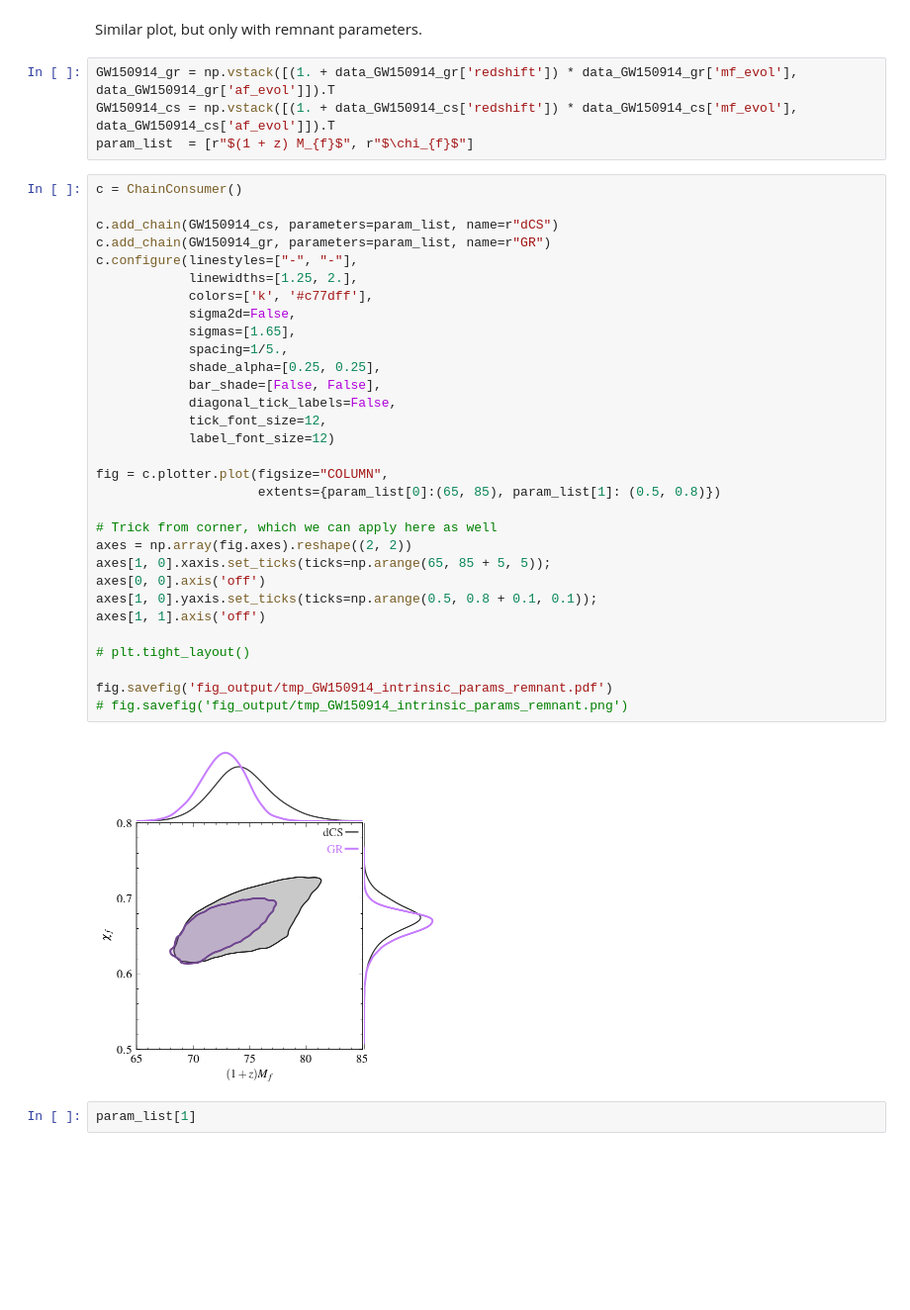
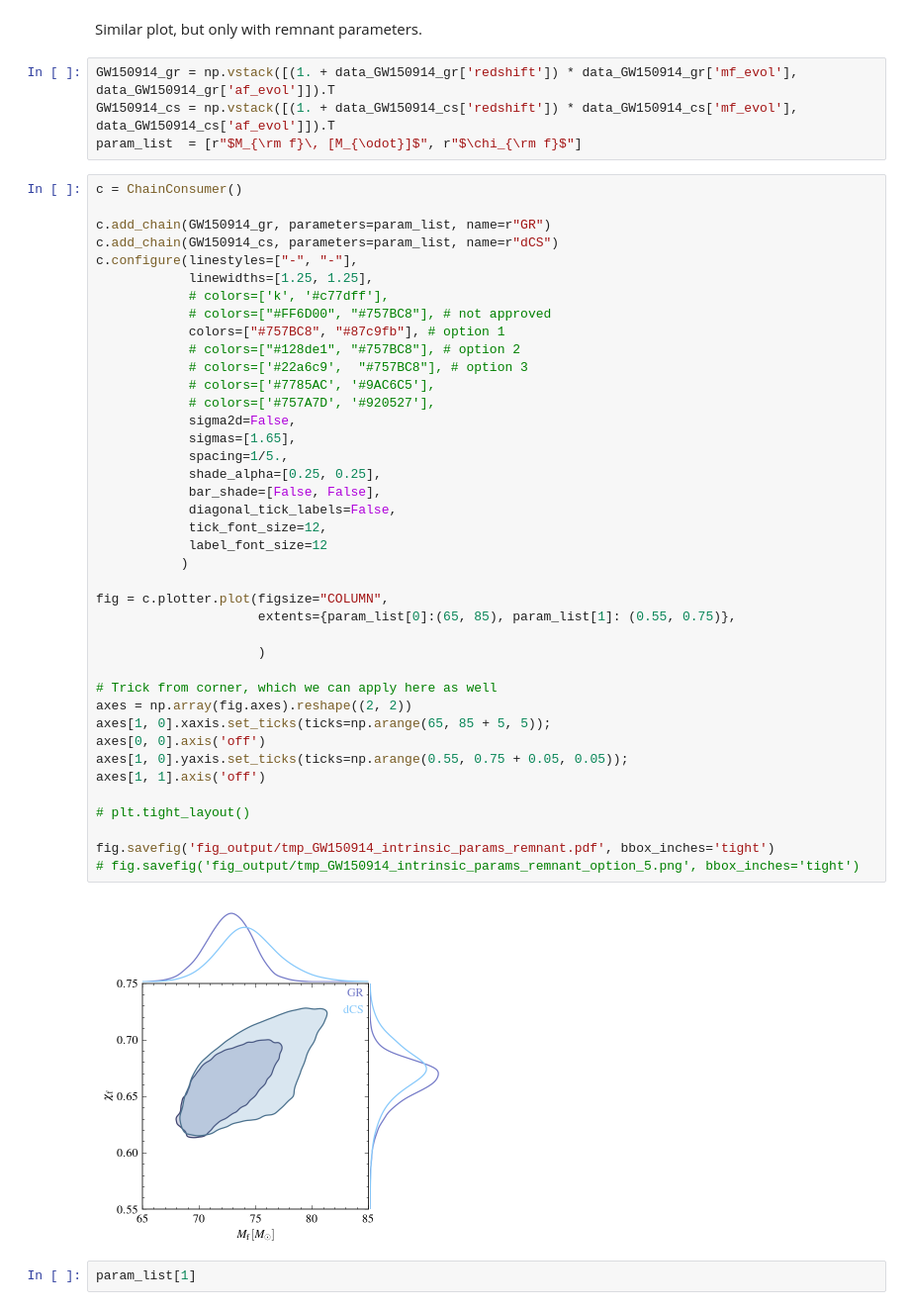
Before and after one commit to abhirup-ghosh/spinqnm, a Jupyter notebook: papers/paper_alt_theor_bounds/jnb/corner_plot_intrinsic_params.ipynb, the cells around one changed output. Shown at 99% size. Saved outputs shown, nothing was run; the diff lists cells and outputs as text; blank space fills up the shorter version.

```diff
--- a/papers/paper_alt_theor_bounds/jnb/corner_plot_intrinsic_params.ipynb
+++ b/papers/paper_alt_theor_bounds/jnb/corner_plot_intrinsic_params.ipynb
@@ -73,40 +112,49 @@ Similar plot, but only with remnant parameters.
 # %%
 GW150914_gr = np.vstack([(1. + data_GW150914_gr['redshift']) * data_GW150914_gr['mf_evol'], data_GW150914_gr['af_evol']]).T
 GW150914_cs = np.vstack([(1. + data_GW150914_cs['redshift']) * data_GW150914_cs['mf_evol'], data_GW150914_cs['af_evol']]).T
-param_list  = [r"$(1 + z) M_{f}$", r"$\chi_{f}$"]
+param_list  = [r"$M_{\rm f}\, [M_{\odot}]$", r"$\chi_{\rm f}$"]
 # %%
 c = ChainConsumer()
 
+c.add_chain(GW150914_gr, parameters=param_list, name=r"GR")
 c.add_chain(GW150914_cs, parameters=param_list, name=r"dCS")
-c.add_chain(GW150914_gr, parameters=param_list, name=r"GR")
 c.configure(linestyles=["-", "-"],
-            linewidths=[1.25, 2.],
-            colors=['k', '#c77dff'],
+            linewidths=[1.25, 1.25],
+            # colors=['k', '#c77dff'],
+            # colors=["#FF6D00", "#757BC8"], # not approved
+            colors=["#757BC8", "#87c9fb"], # option 1
+            # colors=["#128de1", "#757BC8"], # option 2
+            # colors=['#22a6c9',  "#757BC8"], # option 3
+            # colors=['#7785AC', '#9AC6C5'],
+            # colors=['#757A7D', '#920527'],
             sigma2d=False,
             sigmas=[1.65],
             spacing=1/5.,
             shade_alpha=[0.25, 0.25],
             bar_shade=[False, False],
             diagonal_tick_labels=False,
             tick_font_size=12,
-            label_font_size=12)
+            label_font_size=12
+           )
 
 fig = c.plotter.plot(figsize="COLUMN",
-                     extents={param_list[0]:(65, 85), param_list[1]: (0.5, 0.8)})
+                     extents={param_list[0]:(65, 85), param_list[1]: (0.55, 0.75)},
+
+                     )
 
 # Trick from corner, which we can apply here as well
 axes = np.array(fig.axes).reshape((2, 2))
 axes[1, 0].xaxis.set_ticks(ticks=np.arange(65, 85 + 5, 5));
 axes[0, 0].axis('off')
-axes[1, 0].yaxis.set_ticks(ticks=np.arange(0.5, 0.8 + 0.1, 0.1));
+axes[1, 0].yaxis.set_ticks(ticks=np.arange(0.55, 0.75 + 0.05, 0.05));
 axes[1, 1].axis('off')
 
 # plt.tight_layout()
 
-fig.savefig('fig_output/tmp_GW150914_intrinsic_params_remnant.pdf')
-# fig.savefig('fig_output/tmp_GW150914_intrinsic_params_remnant.png')
+fig.savefig('fig_output/tmp_GW150914_intrinsic_params_remnant.pdf', bbox_inches='tight')
+# fig.savefig('fig_output/tmp_GW150914_intrinsic_params_remnant_option_5.png', bbox_inches='tight')
 # %% [output]
-[figure, old version]
+[figure, new version]
 # %%
 param_list[1]
 # %% [output]
```
Also changed, not shown: parts of 11 cells of this notebook, 2 other files.
